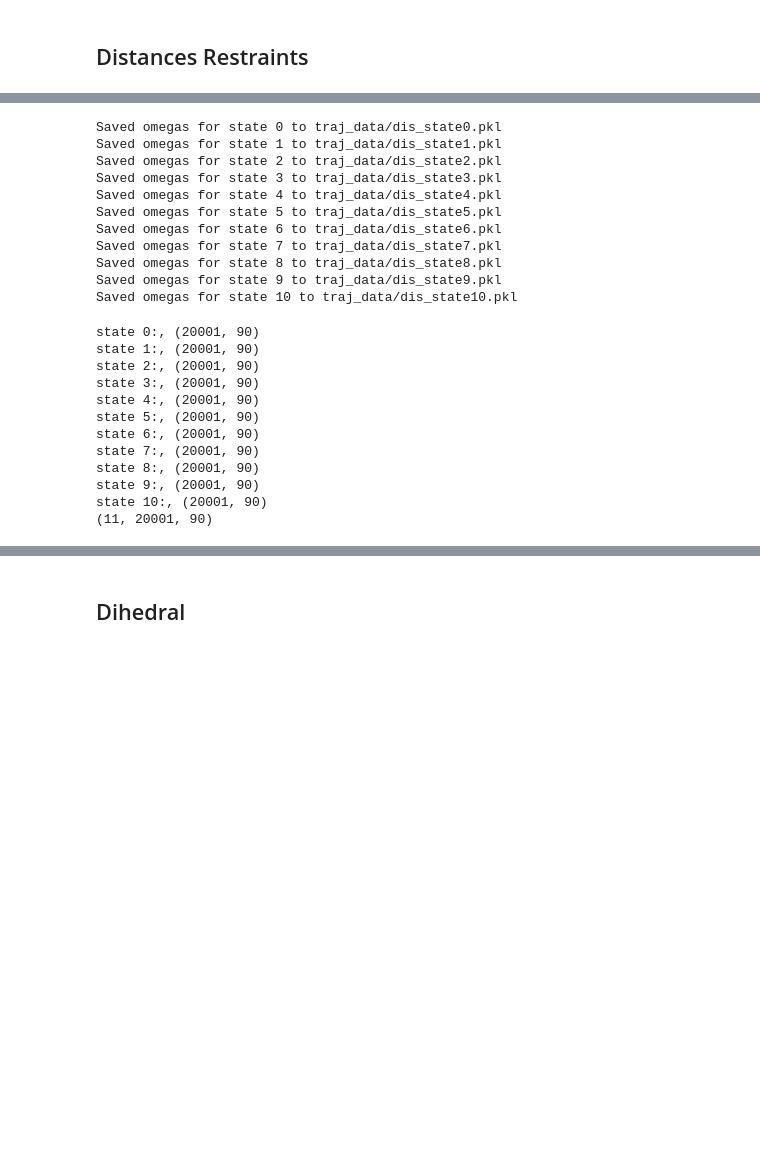
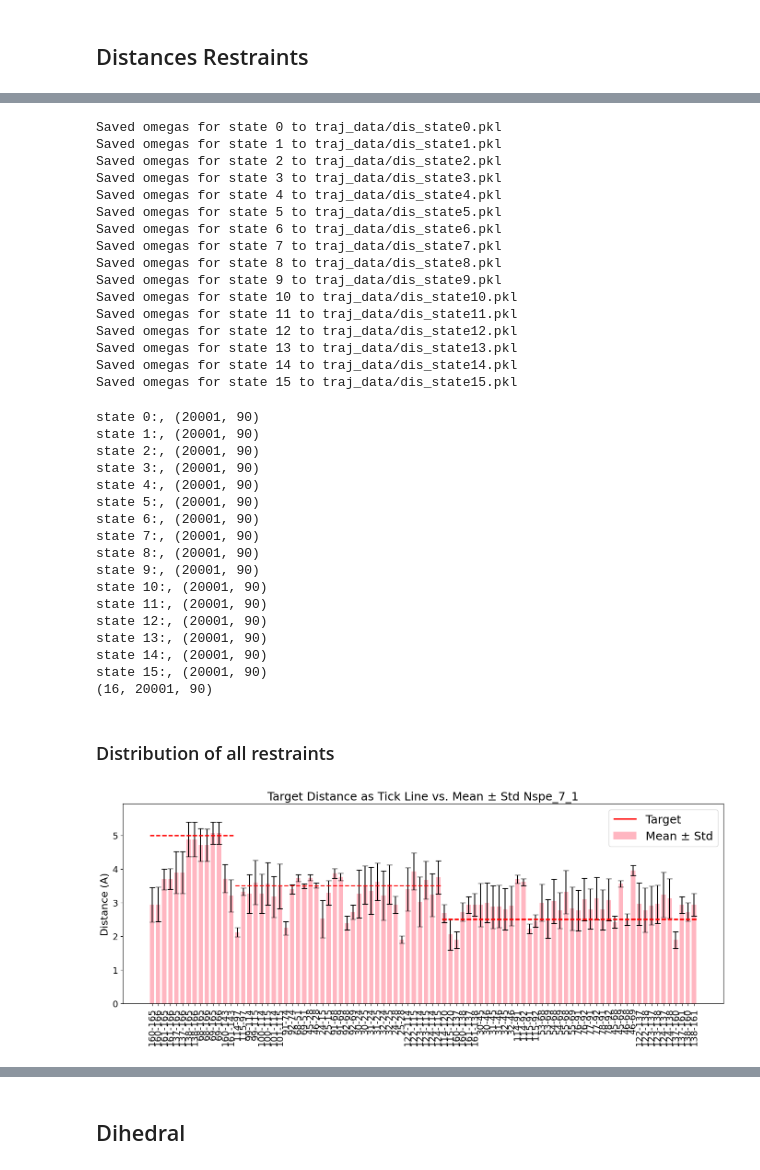
Before and after one commit to vvoelz/nspe-oligomers, a Jupyter notebook: peptoid/nspe_7_2/analysis/traj_analysis.ipynb, the cells around one changed output, grey strips where cells are left out. Cells and saved outputs as stored; diff of their text form; code cells hidden in the pictures; blank space fills up the shorter version.

```diff
--- a/peptoid/nspe_7_2/analysis/traj_analysis.ipynb
+++ b/peptoid/nspe_7_2/analysis/traj_analysis.ipynb
@@ -57,18 +76,16 @@ Directory 'traj_data/' already exists. No action taken.
 # %%
-dist_res_file = '../../../utils/nspe_7_2_restraints.csv'
-df_dist_res = pd.read_csv(dist_res_file)
-gmx_distance_indices = np.array(df_dist_res.values.tolist())
+gmx_distance_indices = np.array(df_dist_res.iloc[:, :2].values.tolist())
 
 distance_indices = gmx_distance_indices - 1
 
 # Ensure the omega_data directory exists
 omega_path = 'traj_data/'
 
-state_num = 11
+state_num = 16
 HREX_dir = '../traj'
 run_num = 1 # How many run
 
-HREX_list = [f"HREX_{i}" for i in range(1, run_num + 1)]
+HREX_list = [f"HREX_200ns_{i}" for i in range(1, run_num + 1)]
 for state in range(state_num):
     dists_list = []
     for HREX in HREX_list:
@@ -102,8 +119,13 @@ Saved omegas for state 7 to traj_data/dis_state7.pkl
 Saved omegas for state 8 to traj_data/dis_state8.pkl
 Saved omegas for state 9 to traj_data/dis_state9.pkl
 Saved omegas for state 10 to traj_data/dis_state10.pkl
+Saved omegas for state 11 to traj_data/dis_state11.pkl
+Saved omegas for state 12 to traj_data/dis_state12.pkl
+Saved omegas for state 13 to traj_data/dis_state13.pkl
+Saved omegas for state 14 to traj_data/dis_state14.pkl
+Saved omegas for state 15 to traj_data/dis_state15.pkl
 # %%
-nstates = 11
+nstates =16
 
 dist_all = []
 for i in range(nstates):
@@ -127,4 +149,61 @@ state 7:, (20001, 90)
 state 8:, (20001, 90)
 state 9:, (20001, 90)
 state 10:, (20001, 90)
-(11, 20001, 90)
+state 11:, (20001, 90)
+state 12:, (20001, 90)
+state 13:, (20001, 90)
+state 14:, (20001, 90)
+state 15:, (20001, 90)
+(16, 20001, 90)
+# %% [markdown]
+### Distribution of all restraints
+# %%
+import matplotlib.pyplot as plt
+import numpy as np
+
+state_num = 1
+
+for state in range(state_num):
+    means = []
+    stds = []
+    targets = []
+    labels = []
+
+    for i in range(len(dist_res)):
+        atom1, atom2, target = dist_res[i]
+        dist = dist_all[state][:, i]
+
+        mean_val = np.mean(dist)
+        std_val = np.std(dist)
+
+        means.append(mean_val)
+        stds.append(std_val)
+        targets.append(target)
+        labels.append(f"{atom1}-{atom2}")
+
+# Convert to arrays
+means = np.array(means)
+stds = np.array(stds)
+targets = np.array(targets)
+
+x = np.arange(len(labels))
+width = 0.7
+
+plt.figure(figsize=(14, 6))
+
+# Plot mean ± std bars
+plt.bar(x, means, width, yerr=stds, capsize=4, label='Mean ± Std', color='lightpink')
+
+# Plot target as horizontal ticks (short lines)
+for xi, ti in zip(x, targets):
+    plt.hlines(ti, xi - width/2, xi + width/2, colors='red', linestyles='-', linewidth=2, label='Target' if xi == 0 else None)
+
+plt.xticks(x, labels, rotation=90)
+plt.ylabel("Distance (A)")
+plt.title("Target Distance as Tick Line vs. Mean ± Std Nspe_7_1")
+plt.ylim(0, max(np.max(means + stds), np.max(targets)) * 1.1)
+plt.legend()
+plt.tight_layout()
+plt.show()
+# %% [output]
+[figure, added]
```
Also changed, not shown: parts of 9 cells of this notebook.
